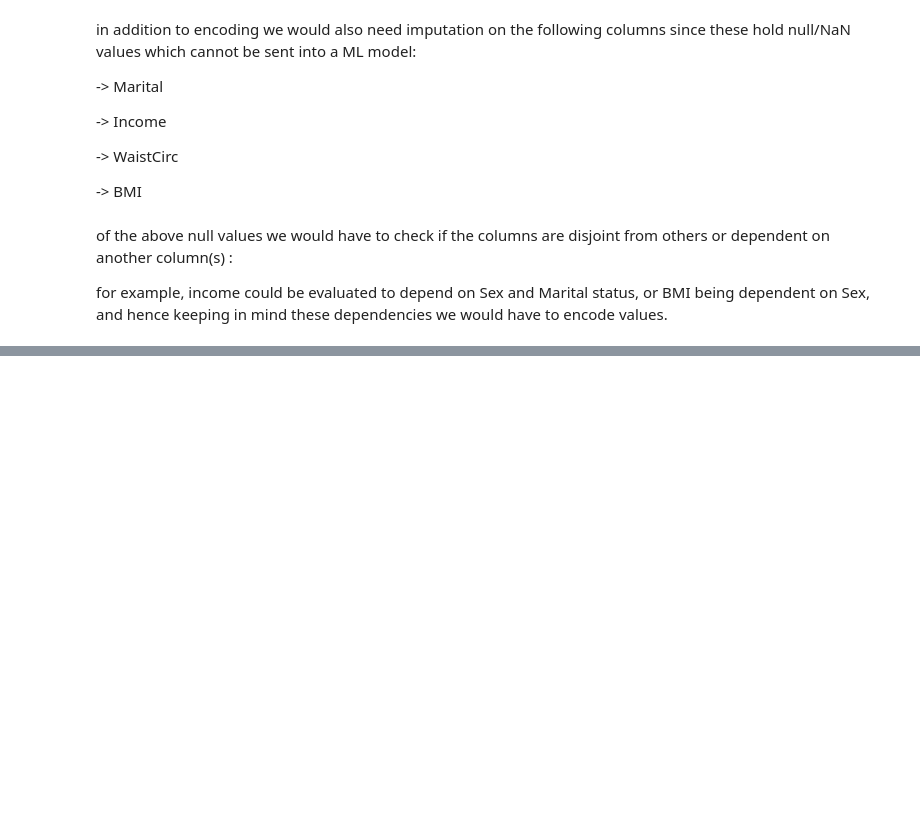
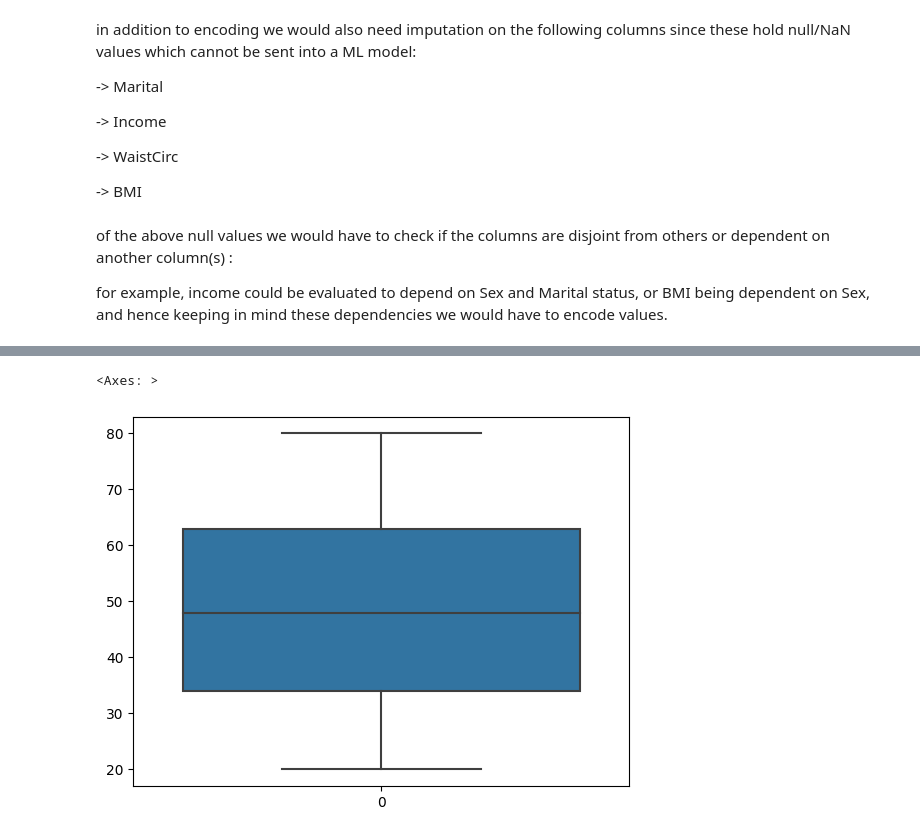
Before and after one commit to SrijanShovit/HealthLearning, a Jupyter notebook: Metabolic Syndrome Prediction/metabolic_syndrome_predict.ipynb, the cells around one changed output, grey strips where cells are left out. Drawn from its saved outputs; the diff is of its cells as text; code cells hidden in the pictures; blank space fills up the shorter version.

```diff
--- a/Metabolic Syndrome Prediction/metabolic_syndrome_predict.ipynb
+++ b/Metabolic Syndrome Prediction/metabolic_syndrome_predict.ipynb
@@ -220,0 +243,5 @@ for example, income could be evaluated to depend on Sex and Marital status, or B
+# %%
+sns.boxplot(df['Age']) # boxplot for Age
+# %% [output]
+<Axes: >
+[figure, added]
```
Also changed, not shown: parts of 88 cells of this notebook.
